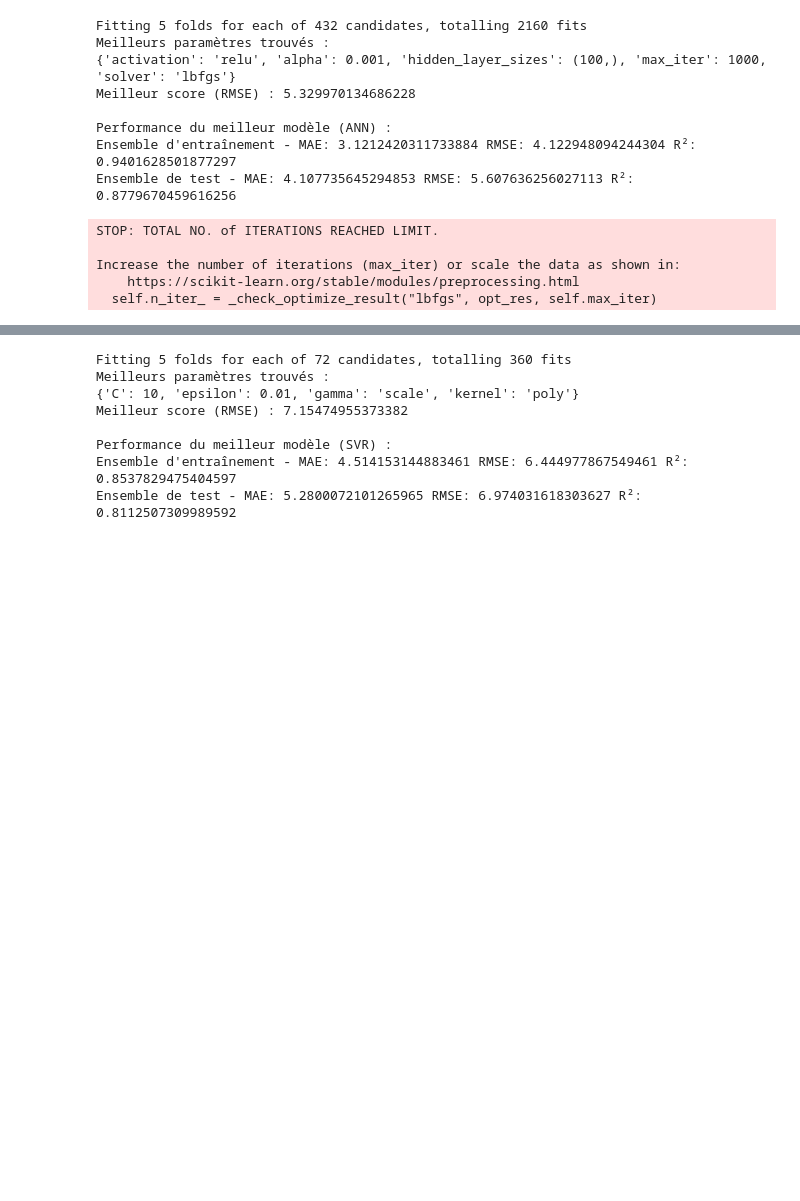
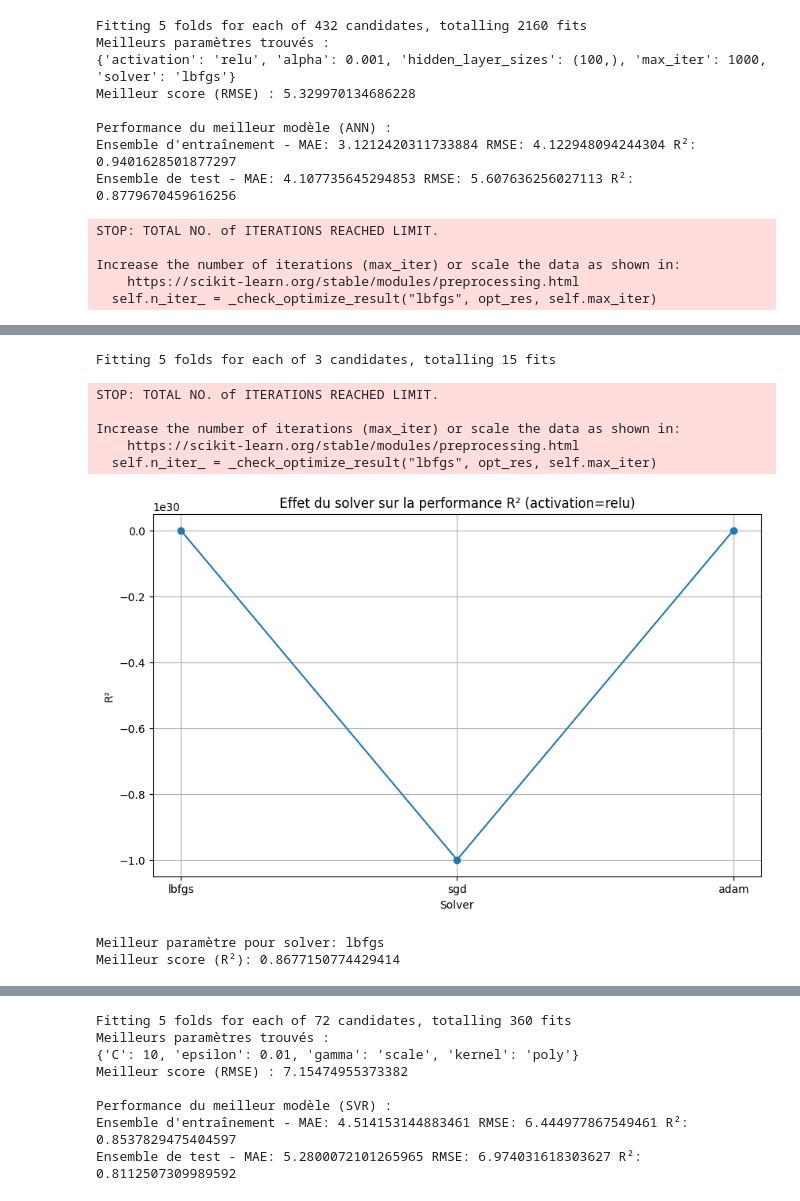
Before and after one commit to younesA99/svm, a Jupyter notebook: Untitled16.ipynb, the cells around one changed output, grey strips where cells are left out. Drawn from its saved outputs; the diff is of its cells as text; code cells hidden in the pictures; blank space fills up the shorter version.

```diff
--- a/Untitled16.ipynb
+++ b/Untitled16.ipynb
@@ -314,0 +363,51 @@ Increase the number of iterations (max_iter) or scale the data as shown in:
+# %%
+# Définir les autres hyperparamètres fixes
+fixed_params = {
+    'hidden_layer_sizes': (100,),
+    'activation': 'relu',
+    'alpha': 0.001,
+    'max_iter': 2000
+}
+
+# Définir les valeurs de solver à tester
+solver_values = ['lbfgs', 'sgd', 'adam']
+
+# Initialiser le modèle avec les autres hyperparamètres fixes
+ann_model = MLPRegressor(random_state=42, **fixed_params)
+
+# Définir la grille de recherche pour solver
+param_grid = {
+    'solver': solver_values
+}
+
+# Initialiser GridSearchCV
+grid_search = GridSearchCV(estimator=ann_model, param_grid=param_grid, scoring='r2', cv=5, verbose=1, n_jobs=-1)
+
+# Exécuter la recherche sur la grille
+grid_search.fit(x_train, y_train)
+
+# Récupérer les résultats
+results = grid_search.cv_results_
+
+# Afficher les résultats
+plt.figure(figsize=(10, 6))
+plt.plot(solver_values, results['mean_test_score'], marker='o', linestyle='-')
+plt.title('Effet du solver sur la performance R² (activation=relu)')
+plt.xlabel('Solver')
+plt.ylabel('R²')
+plt.grid(True)
+plt.show()
+
+# Afficher les meilleurs paramètres et la meilleure performance
+print("Meilleur paramètre pour solver:", grid_search.best_params_['solver'])
+print("Meilleur score (R²):", grid_search.best_score_)
+# %% [output]
+Fitting 5 folds for each of 3 candidates, totalling 15 fits
+STOP: TOTAL NO. of ITERATIONS REACHED LIMIT.
+
+Increase the number of iterations (max_iter) or scale the data as shown in:
+    https://scikit-learn.org/stable/modules/preprocessing.html
+  self.n_iter_ = _check_optimize_result("lbfgs", opt_res, self.max_iter)
+[figure, added]
+Meilleur paramètre pour solver: lbfgs
+Meilleur score (R²): 0.8677150774429414
```
Also changed, not shown: parts of 11 cells of this notebook.
